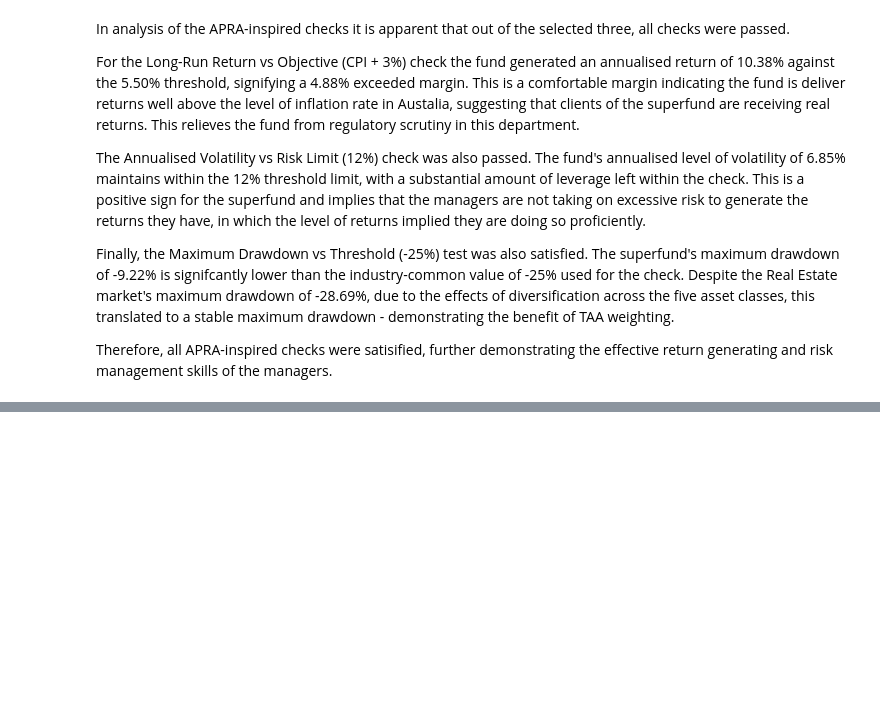
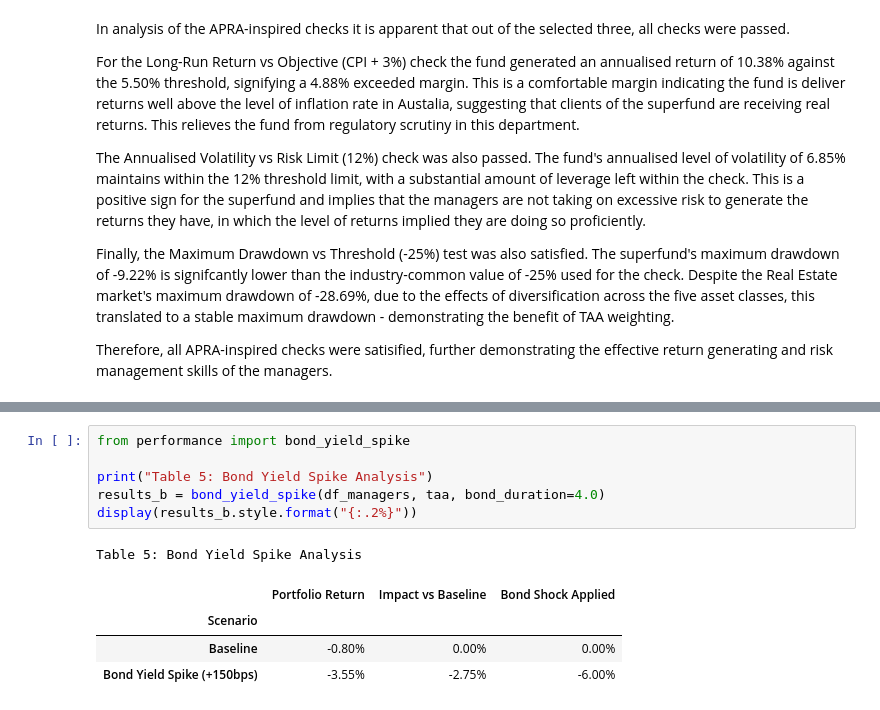
Before and after one commit to afperry2/FINM3422-Group-8-Task-2, a Jupyter notebook: notebook/multi-asset_portfolio_performance_report.ipynb, the cells around one changed output, grey strips where cells are left out. Saved outputs shown, nothing was run; the diff lists cells and outputs as text; blank space fills up the shorter version.

```diff
--- a/notebook/multi-asset_portfolio_performance_report.ipynb
+++ b/notebook/multi-asset_portfolio_performance_report.ipynb
@@ -316,0 +348,12 @@ Therefore, all APRA-inspired checks were satisified, further demonstrating the e
+# %%
+from performance import bond_yield_spike
+
+print("Table 5: Bond Yield Spike Analysis")
+results_b = bond_yield_spike(df_managers, taa, bond_duration=4.0)
+display(results_b.style.format("{:.2%}"))
+# %% [output]
+Table 5: Bond Yield Spike Analysis
+|  | Portfolio Return | Impact vs Baseline | Bond Shock Applied |
+| Scenario |  |  |  |
+| Baseline | -0.80% | 0.00% | 0.00% |
+| Bond Yield Spike (+150bps) | -3.55% | -2.75% | -6.00% |
```
Also changed, not shown: parts of 8 cells of this notebook, 2 other files.
